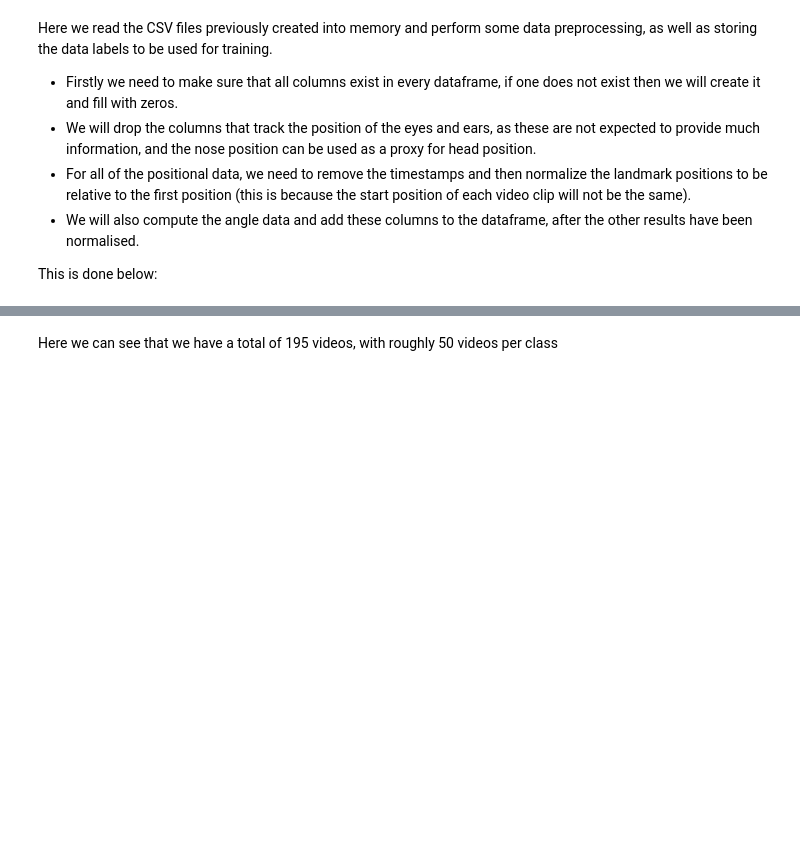
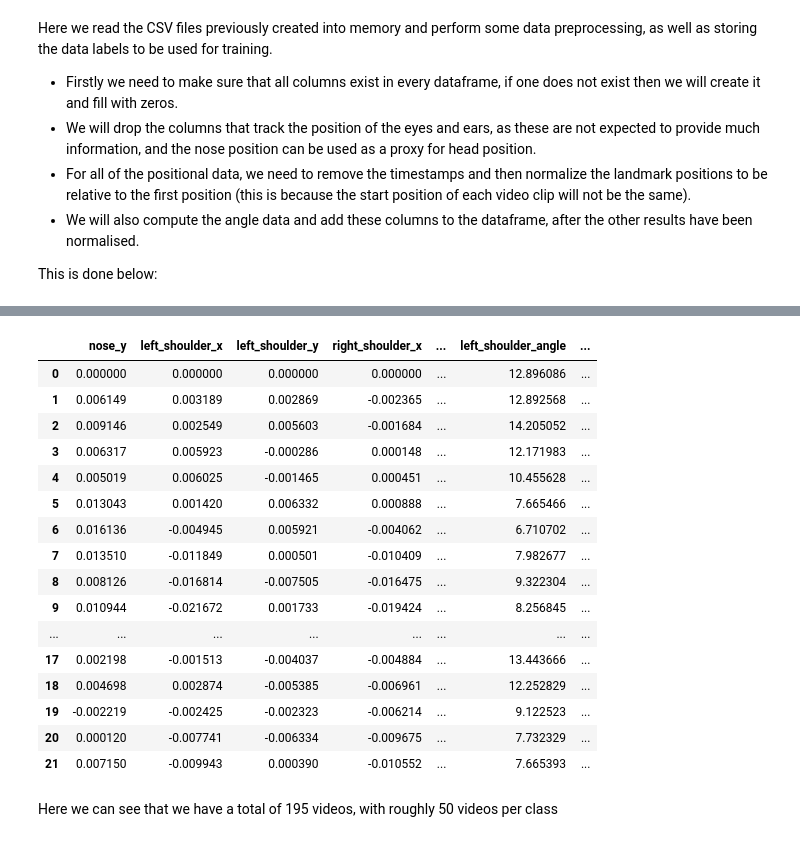
Before and after one commit to OPattinson/MLBoxingAnalysis, a Jupyter notebook: BoxingAnalysis.ipynb, the cells around one changed output, grey strips where cells are left out. Cells and saved outputs as stored; diff of their text form; code cells hidden in the pictures; blank space fills up the shorter version.

```diff
--- a/BoxingAnalysis.ipynb
+++ b/BoxingAnalysis.ipynb
@@ -292,3 +313,23 @@ for fil in glob.glob('data/*.csv'):
+# %%
+demo.iloc[:, np.r_[1:6, 26:33]]
+# %% [output]
+|  | nose_y | left_shoulder_x | left_shoulder_y | right_shoulder_x | ... | left_shoulder_angle | ... |
+| 0 | 0.000000 | 0.000000 | 0.000000 | 0.000000 | ... | 12.896086 | ... |
+| 1 | 0.006149 | 0.003189 | 0.002869 | -0.002365 | ... | 12.892568 | ... |
+| 2 | 0.009146 | 0.002549 | 0.005603 | -0.001684 | ... | 14.205052 | ... |
+| 3 | 0.006317 | 0.005923 | -0.000286 | 0.000148 | ... | 12.171983 | ... |
+| 4 | 0.005019 | 0.006025 | -0.001465 | 0.000451 | ... | 10.455628 | ... |
+| 5 | 0.013043 | 0.001420 | 0.006332 | 0.000888 | ... | 7.665466 | ... |
+| 6 | 0.016136 | -0.004945 | 0.005921 | -0.004062 | ... | 6.710702 | ... |
+| 7 | 0.013510 | -0.011849 | 0.000501 | -0.010409 | ... | 7.982677 | ... |
+| 8 | 0.008126 | -0.016814 | -0.007505 | -0.016475 | ... | 9.322304 | ... |
+| 9 | 0.010944 | -0.021672 | 0.001733 | -0.019424 | ... | 8.256845 | ... |
+| ... | ... | ... | ... | ... | ... | ... | ... |
+| 17 | 0.002198 | -0.001513 | -0.004037 | -0.004884 | ... | 13.443666 | ... |
+| 18 | 0.004698 | 0.002874 | -0.005385 | -0.006961 | ... | 12.252829 | ... |
+| 19 | -0.002219 | -0.002425 | -0.002323 | -0.006214 | ... | 9.122523 | ... |
+| 20 | 0.000120 | -0.007741 | -0.006334 | -0.009675 | ... | 7.732329 | ... |
+| 21 | 0.007150 | -0.009943 | 0.000390 | -0.010552 | ... | 7.665393 | ... |
 # %% [markdown]
 Here we can see that we have a total of 195 videos, with roughly 50 videos per class
 # %%
```
Also changed, not shown: parts of 2 cells of this notebook.
